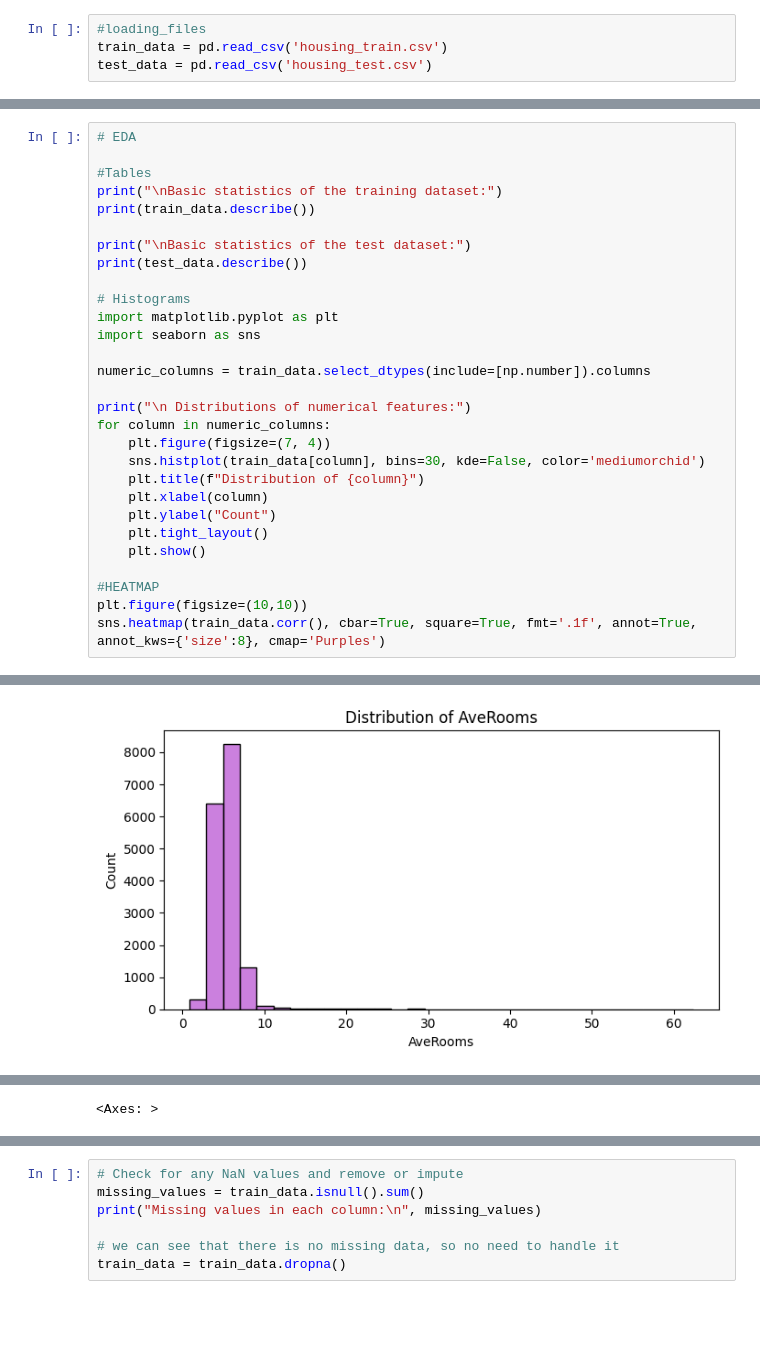
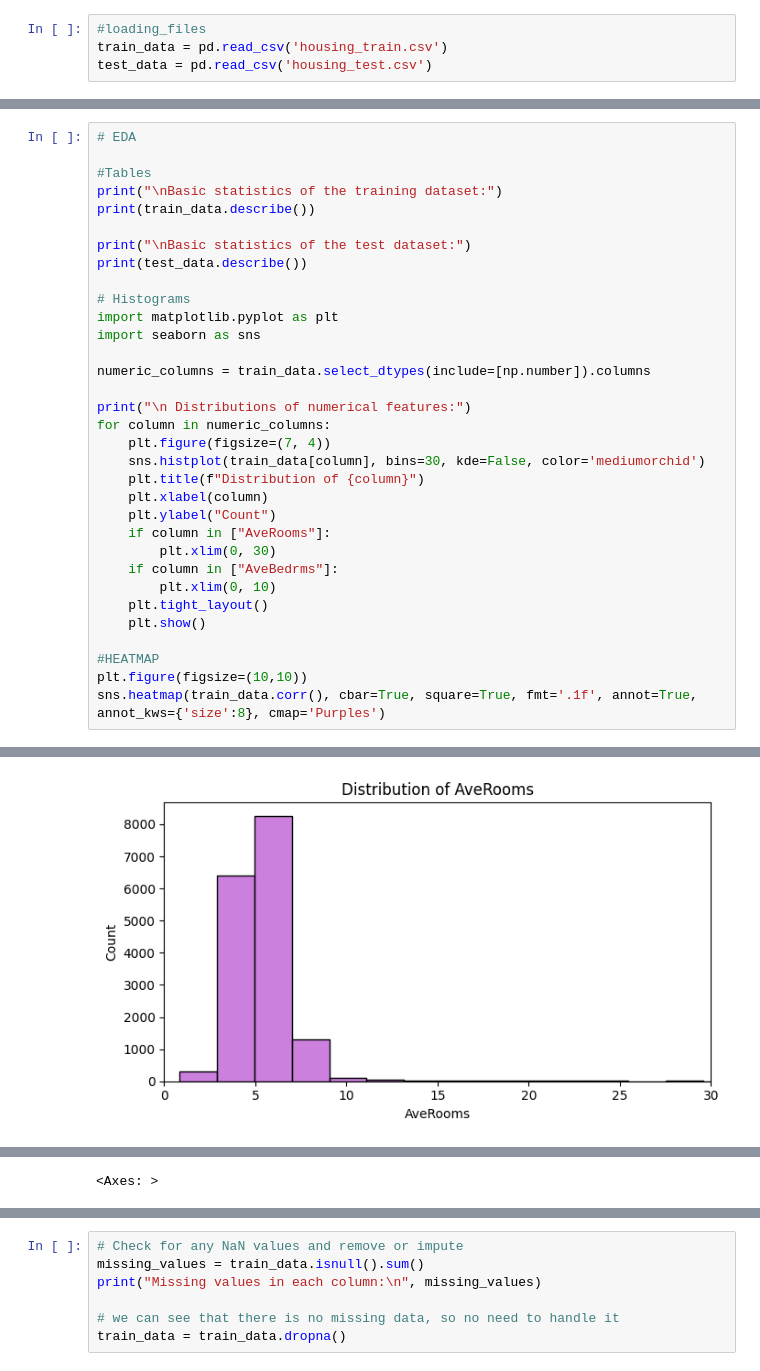
Before and after one commit to Alona100/Assignment-2, a Jupyter notebook: Assignment2_supervised_learning_flow.ipynb, the cells around one changed output, grey strips where cells are left out. Drawn from its saved outputs; the diff is of its cells as text; blank space fills up the shorter version.

```diff
--- a/Assignment2_supervised_learning_flow.ipynb
+++ b/Assignment2_supervised_learning_flow.ipynb
@@ -80,31 +80,35 @@ for column in numeric_columns:
     sns.histplot(train_data[column], bins=30, kde=False, color='mediumorchid')
     plt.title(f"Distribution of {column}")
     plt.xlabel(column)
     plt.ylabel("Count")
+    if column in ["AveRooms"]:
+        plt.xlim(0, 30)
+    if column in ["AveBedrms"]:
+        plt.xlim(0, 10)
     plt.tight_layout()
     plt.show()
 
 #HEATMAP
 plt.figure(figsize=(10,10))
 sns.heatmap(train_data.corr(), cbar=True, square=True, fmt='.1f', annot=True, annot_kws={'size':8}, cmap='Purples')
 # %% [output]
 Basic statistics of the training dataset:
              MedInc      HouseAge      AveRooms     AveBedrms    Population  \
 count  16512.000000  16512.000000  16512.000000  16512.000000  16512.000000
 mean       3.863517     28.650678      5.412479      1.093546   1424.287609
 std        1.878577     12.623994      2.088680      0.378594   1139.012630
 min        0.499900      1.000000      0.846154      0.333333      3.000000
 25%        2.564375     18.000000      4.448665      1.005988    789.000000
 50%        3.536650     29.000000      5.225511      1.048780   1167.000000
 75%        4.744375     37.000000      6.046629      1.099691   1722.000000
 max       15.000100     52.000000     62.422222     15.312500  35682.000000
 
            AveOccup      Latitude     Longitude   MedHouseVal
 ... (27 lines left out)
 75%       3.283055    37.712500  -118.020000     2.649250
 max      83.171429    41.820000  -114.470000     5.000010
 
  Distributions of numerical features:
 [figure]
 [figure]
-[figure, old version]
+[figure, new version]
```
Also changed, not shown: parts of 1 cell of this notebook.
